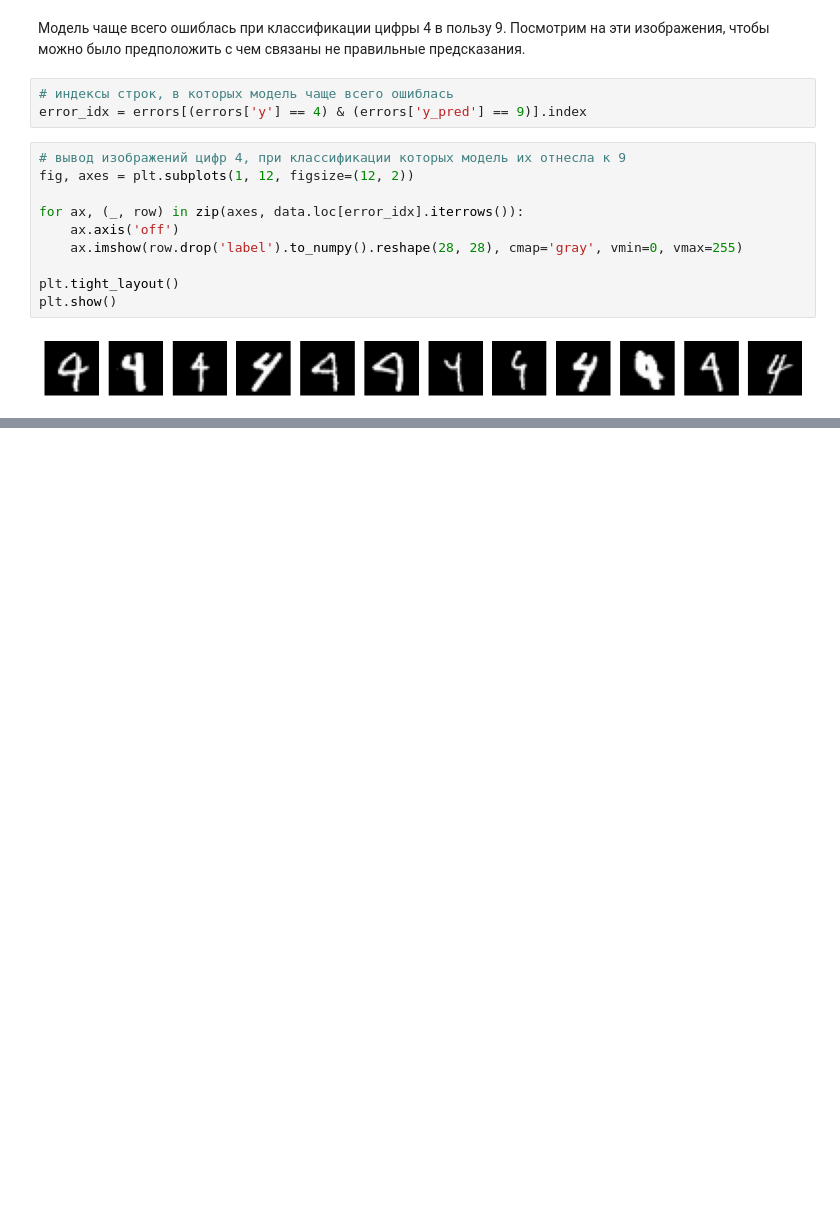
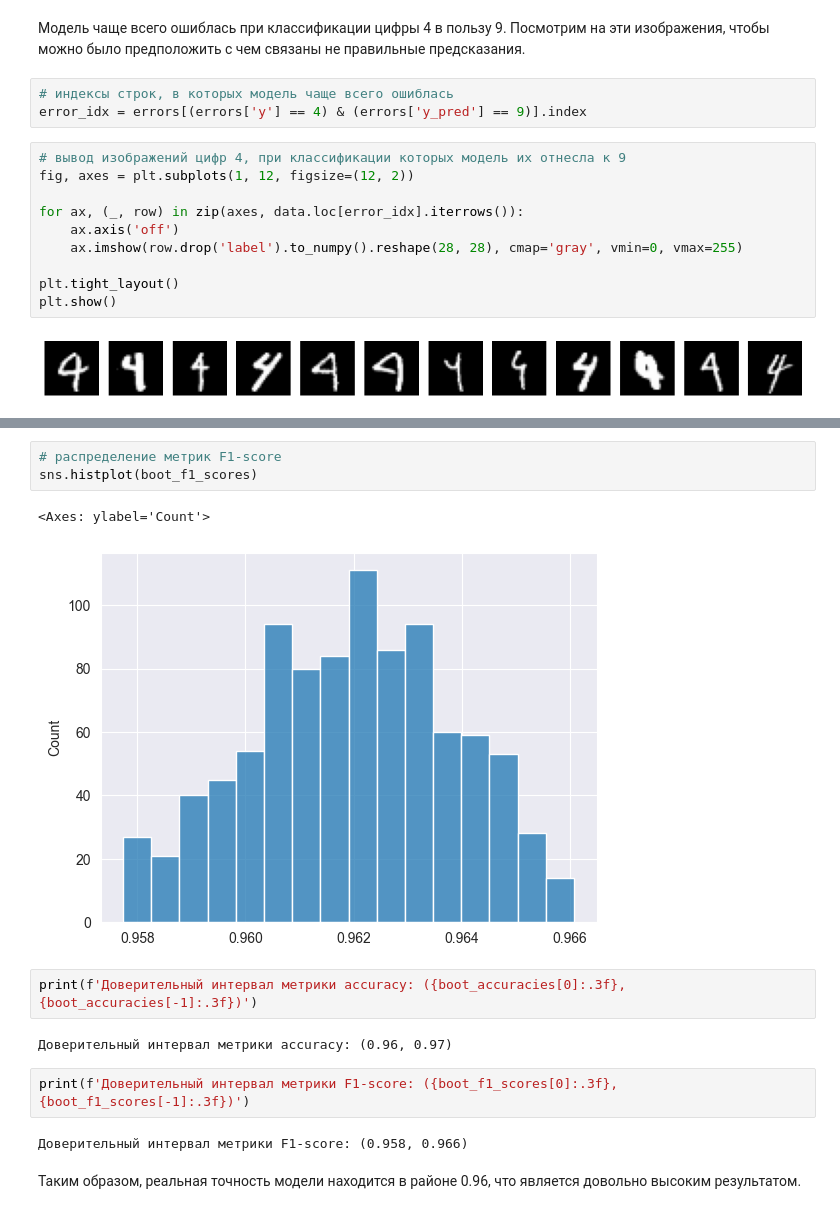
Before and after one commit to Potemeyker/Image_number_definition-Random_forest, a Jupyter notebook: solution.ipynb, the cells around one changed output, grey strips where cells are left out. Saved outputs shown, nothing was run; the diff lists cells and outputs as text; blank space fills up the shorter version.

```diff
--- a/solution.ipynb
+++ b/solution.ipynb
@@ -364,0 +397,16 @@ plt.show()
+# %%
+# распределение метрик F1-score
+sns.histplot(boot_f1_scores)
+# %% [output]
+<Axes: ylabel='Count'>
+[figure, added]
+# %%
+print(f'Доверительный интервал метрики accuracy: ({boot_accuracies[0]:.3f}, {boot_accuracies[-1]:.3f})')
+# %% [output]
+Доверительный интервал метрики accuracy: (0.96, 0.97)
+# %%
+print(f'Доверительный интервал метрики F1-score: ({boot_f1_scores[0]:.3f}, {boot_f1_scores[-1]:.3f})')
+# %% [output]
+Доверительный интервал метрики F1-score: (0.958, 0.966)
+# %% [markdown]
+Таким образом, реальная точность модели находится в районе 0.96, что является довольно высоким результатом.
```
Also changed, not shown: parts of 7 cells of this notebook, 1 other file.
